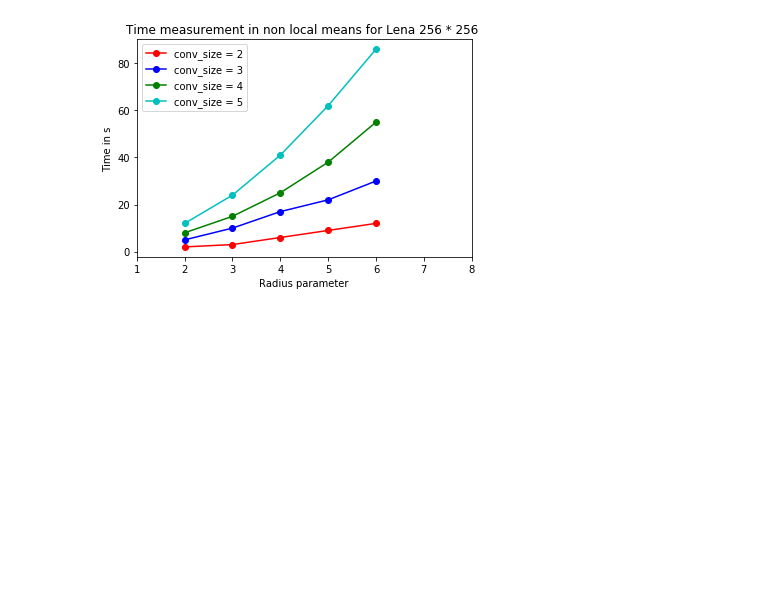
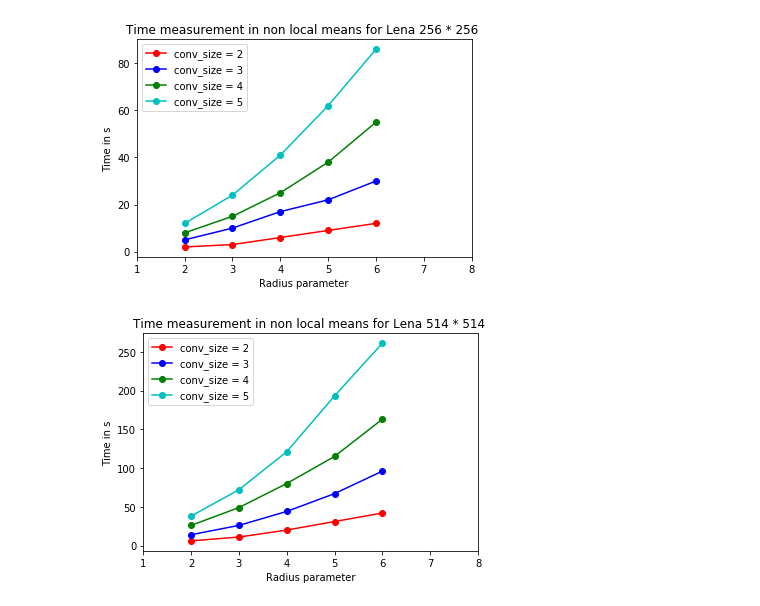
Before and after one commit to ConsciousML/img-processing-cuda, a Jupyter notebook: src/cpu/bench/benchs.ipynb, the cells around one changed output. Saved outputs shown, nothing was run; the diff lists cells and outputs as text; code cells hidden in the pictures; blank space fills up the shorter version.

Commit message:
total bench non local means completed

```diff
--- a/src/cpu/bench/benchs.ipynb
+++ b/src/cpu/bench/benchs.ipynb
@@ -30,3 +31,31 @@ plt.title("Time measurement in non local means for Lena 256 * 256 ")
 plt.show()
 # %% [output]
 [figure]
+# %%
+f1 = open("nlm2.txt", "r")
+nlm1 = f1.readlines()
+ln = int(len(nlm1)/4)
+nlm = np.array([np.array([nlm1[i].split()[0]]).astype(np.int32) for i in range(len(nlm1))])
+nlm = np.array([nlm[:ln], nlm[ln:2*ln],  nlm[2*ln:3*ln],  nlm[3 * ln:4*ln]])
+nlm = nlm.reshape(4, ln)
+f1.close()
+# %%
+import matplotlib.pyplot as plt
+colors =['ro-','bo-','go-','co-','yo-','ko-','wo-','mo-']
+ds = [2,3,4,5]
+labels = ['conv_size = ' + str(ds[i]) for i in range(len(ds))]
+#plt.yscale('log')
+#plt.xscale('log')
+
+plt.xlabel('Radius parameter')
+plt.ylabel('Time in s')
+#plt.ylim([1e-4, 1e4])
+plt.xlim([1, 8])
+radius =  [2,3,4,5,6]
+for i in range(len(ds)):
+    plt.plot(radius, nlm[i,:], colors[i% len(colors)])
+plt.legend(labels)
+plt.title("Time measurement in non local means for Lena 514 * 514 ")
+plt.show()
+# %% [output]
+[figure, added]
```
Also changed, not shown: parts of 1 cell of this notebook, 4 other files.
